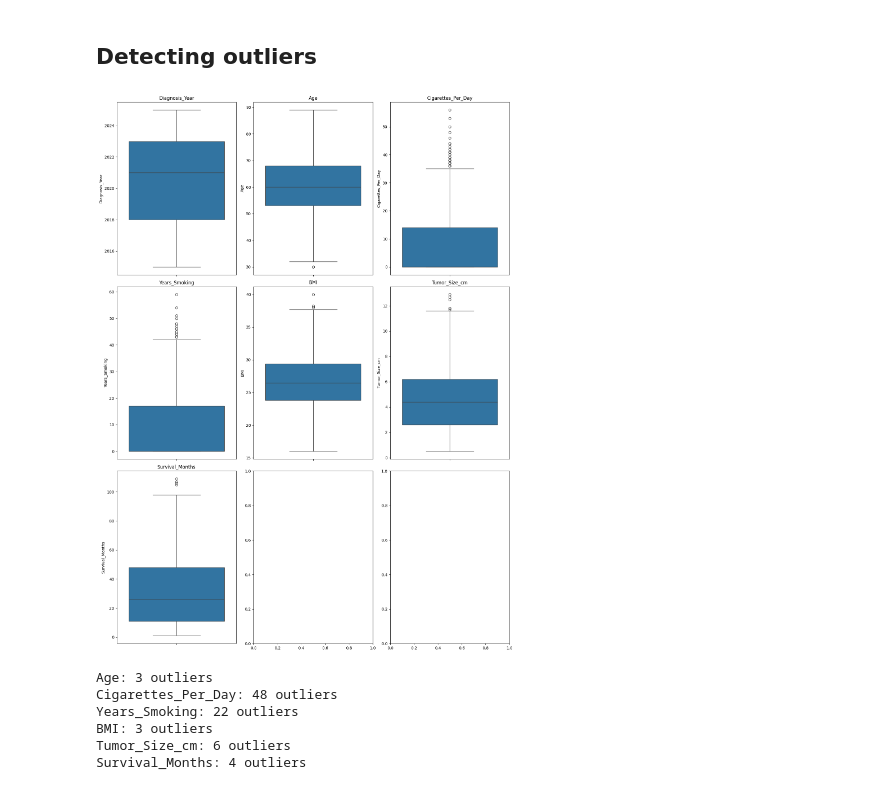
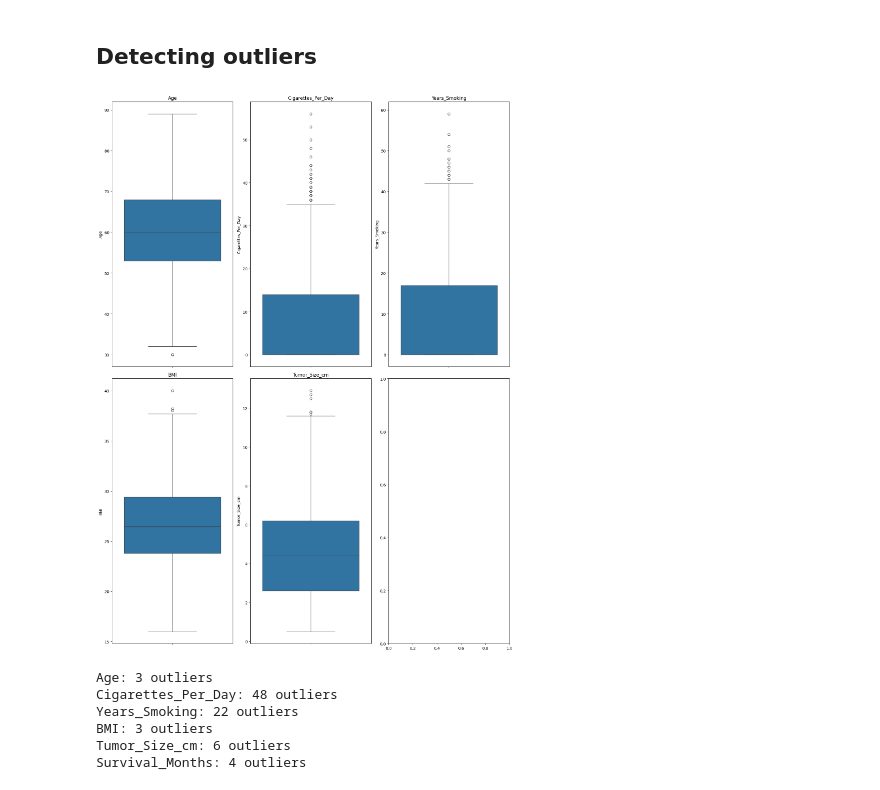
Before and after one commit to jdncpng/dpp-projekt, a Jupyter notebook: notebooks/01_exploration.ipynb, the cells around one changed output. Drawn from its saved outputs; the diff is of its cells as text; code cells hidden in the pictures.

```diff
--- a/notebooks/01_exploration.ipynb
+++ b/notebooks/01_exploration.ipynb
@@ -122,7 +122,8 @@ plt.show()
 [figure]
 # %%
 # checking distribution for numerical columns
-num_cols = df.select_dtypes(include=['int64', 'float64']).drop(columns=['Diagnosis_Year', 'Survival_Months']).columns
+num_cols = ['Age', 'Cigarettes_Per_Day', 'Years_Smoking',
+            'BMI', 'Tumor_Size_cm']
 
 fig, axes = plt.subplots(2, 3, figsize=(14,8))
 for ax, col in zip(axes.flatten(), num_cols):
@@ -178,21 +176,18 @@ np.int64(0)
 # %% [markdown]
 ## Detecting outliers
 # %%
-# Get numerical columns
-num_cols = df.select_dtypes(include='number').columns
-
 # Boxplots to visualise outliers
 fig, axes = plt.subplots(nrows=len(num_cols)//3 + 1, ncols=3, figsize=(15, 20))
 axes = axes.flatten()
 
 for i, col in enumerate(num_cols):
     sns.boxplot(y=df[col], ax=axes[i])
     axes[i].set_title(col)
 
 plt.tight_layout()
 plt.show()
 # %% [output]
-[figure, old version]
+[figure, new version]
 # %%
 for col in num_cols:
     Q1 = df[col].quantile(0.25)
```
Also changed, not shown: parts of 5 cells of this notebook, 2 other files.
